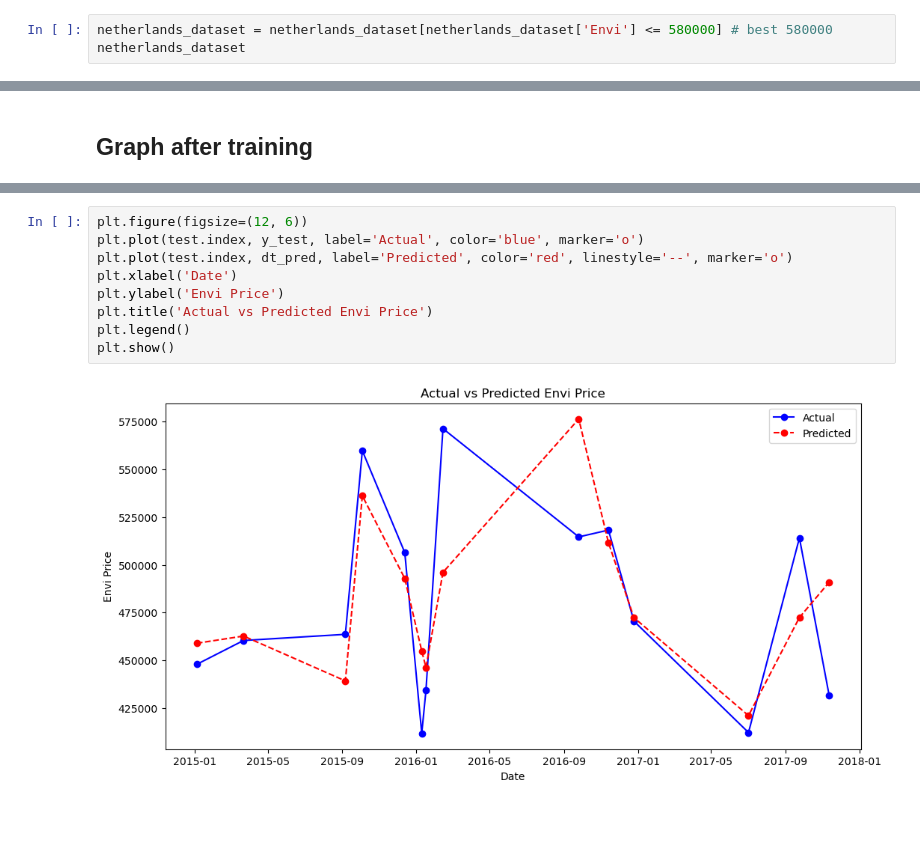
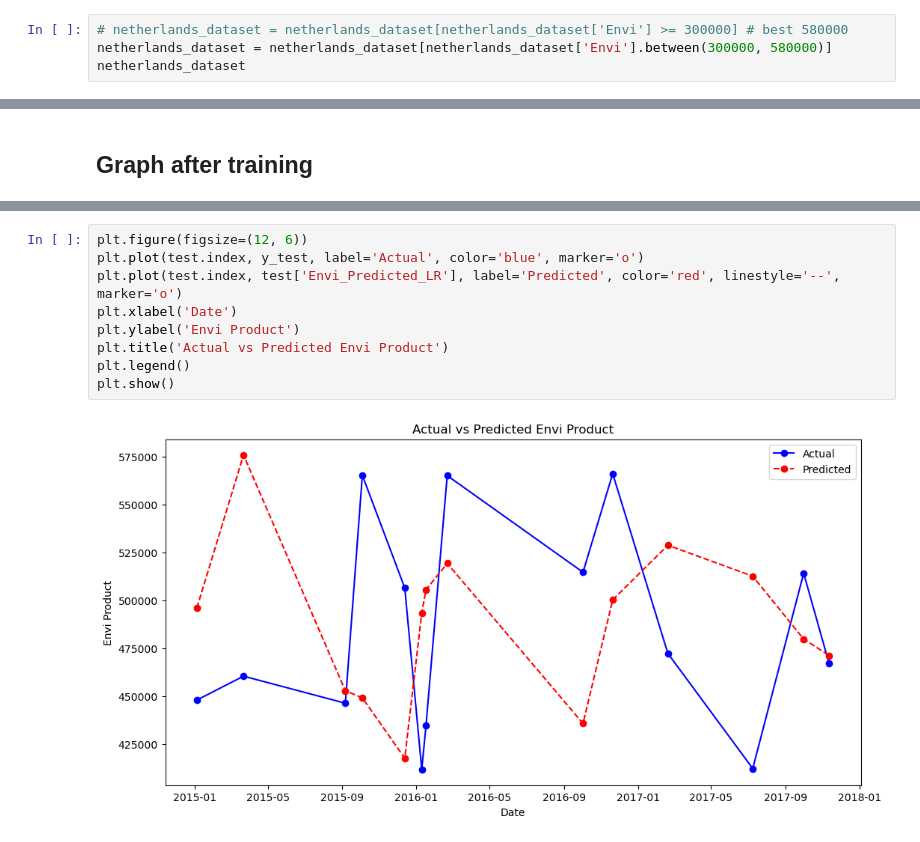
Before and after one commit to MaiWittawat/miniproject2-ai, a Jupyter notebook: envi/code.ipynb, the cells around one changed output, grey strips where cells are left out. Drawn from its saved outputs; the diff is of its cells as text.

```diff
--- a/envi/code.ipynb
+++ b/envi/code.ipynb
@@ -48,7 +48,8 @@ dtype: int64
 # %% [markdown]
 # Filter samples have over range
 # %%
-netherlands_dataset = netherlands_dataset[netherlands_dataset['Envi'] <= 580000] # best 580000
+# netherlands_dataset = netherlands_dataset[netherlands_dataset['Envi'] >= 300000] # best 580000
+netherlands_dataset = netherlands_dataset[netherlands_dataset['Envi'].between(300000, 580000)]
 netherlands_dataset
 # %% [output]
 |  | Date | Envi | region |
@@ -358,14 +405,14 @@ plt.show()
 # %%
 plt.figure(figsize=(12, 6))
 plt.plot(test.index, y_test, label='Actual', color='blue', marker='o')
-plt.plot(test.index, dt_pred, label='Predicted', color='red', linestyle='--', marker='o')
+plt.plot(test.index, test['Envi_Predicted_LR'], label='Predicted', color='red', linestyle='--', marker='o')
 plt.xlabel('Date')
-plt.ylabel('Envi Price')
-plt.title('Actual vs Predicted Envi Price')
+plt.ylabel('Envi Product')
+plt.title('Actual vs Predicted Envi Product')
 plt.legend()
 plt.show()
 # %% [output]
-[figure, old version]
+[figure, new version]
 # %%
 plt.figure(figsize=(12, 6))
 plt.scatter(test.index, y_test, label='Actual', color='blue', s=20)
```
Also changed, not shown: parts of 20 cells of this notebook, 4 other files.
